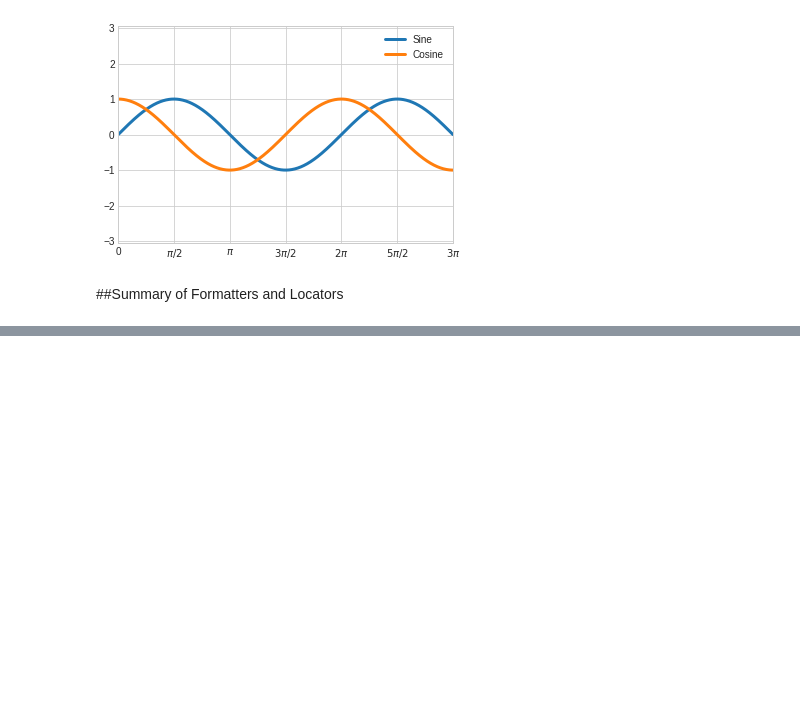
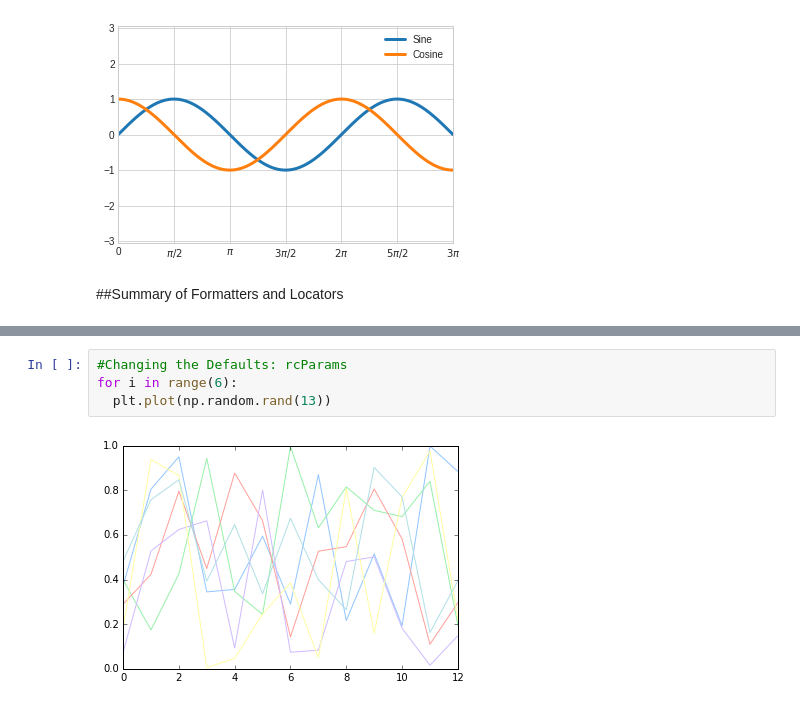
Before and after one commit to KazumaShachou/DataScience, a Jupyter notebook: Matplotlib_3.ipynb, the cells around one changed output, grey strips where cells are left out. Drawn from its saved outputs; the diff is of its cells as text; blank space fills up the shorter version.

```diff
--- a/Matplotlib_3.ipynb
+++ b/Matplotlib_3.ipynb
@@ -237,0 +269,6 @@ plt.hist(x);
+# %%
+#Changing the Defaults: rcParams
+for i in range(6):
+  plt.plot(np.random.rand(13))
+# %% [output]
+[figure, added]
```
Also changed, not shown: parts of 12 cells of this notebook.
